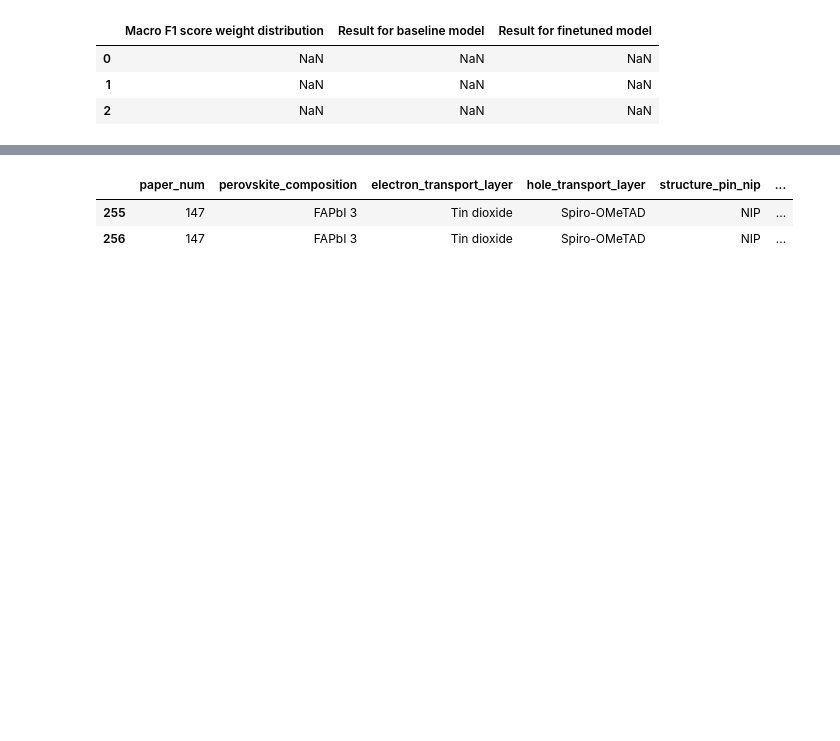
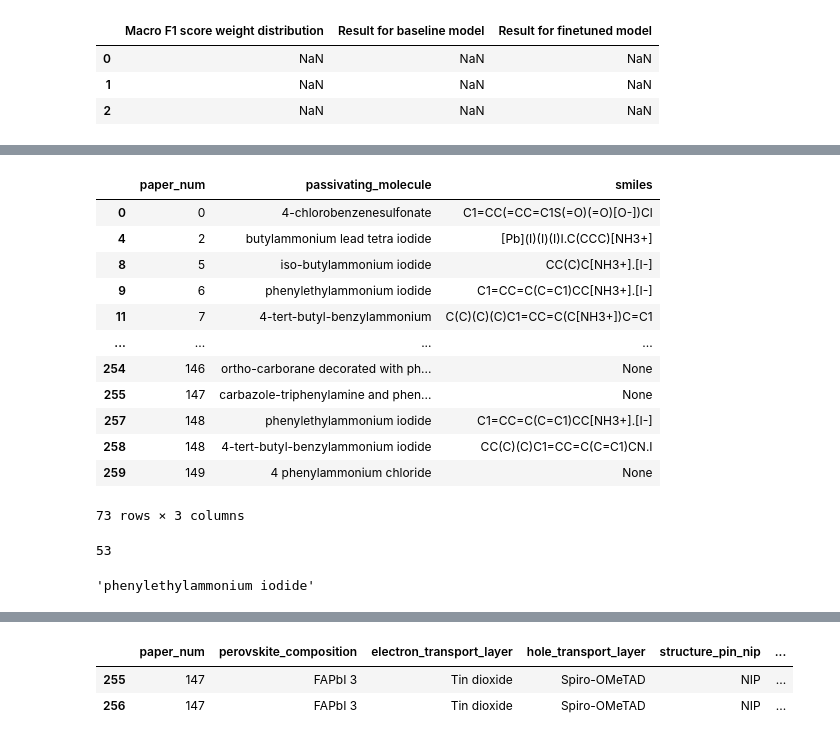
Before and after one commit to kanggunh/DSC180_B11_Q2, a Jupyter notebook: expanding_annotation.ipynb, the cells around one changed output, grey strips where cells are left out. Cells and saved outputs as stored; diff of their text form; code cells hidden in the pictures; blank space fills up the shorter version.

```diff
--- a/expanding_annotation.ipynb
+++ b/expanding_annotation.ipynb
@@ -67,0 +73,32 @@ df_expanded
+# %%
+## Smile detection code
+import pubchempy as pcp
+import numpy as np
+import requests
+
+def fetch_smiles(molecule_name):
+    try:
+        # Try fetching SMILES from PubChem
+        compounds = pcp.get_compounds(molecule_name, 'name')
+        if compounds and compounds[0].isomeric_smiles:
+            print("smile found with pubchempy")
+            return compounds[0].isomeric_smiles  # Return first match's SMILES
+    except Exception as e:
+        print(f"Error fetching from PubChem for {molecule_name}: {e}")
+
+    # If PubChem fails, try OPSIN
+    try:
+        base_url = "https://opsin.ch.cam.ac.uk/opsin/"
+        smiles_url = base_url + molecule_name + ".smi"
+        r = requests.get(smiles_url)
+        if r.status_code == 200:
+            print("smile found on OPSIN API")
+            return r.text.strip()  # Remove any trailing newline characters
+    except Exception as e:
+        print(f"Error fetching from OPSIN for {molecule_name}: {e}")
+    print("Both method failed")
+    return None  # Return None if both methods fail
+
+# Example usage
+    smiles = fetch_smiles("4-chlorobenzenesulfonate")
+    print(smiles)
@@ -67,0 +157,25 @@ df_expanded
+# %%
+passivating['smiles'] = passivating_smiles
+passivating
+# %% [output]
+|  | paper_num | passivating_molecule | smiles |
+| 0 | 0 | 4-chlorobenzenesulfonate | C1=CC(=CC=C1S(=O)(=O)[O-])Cl |
+| 4 | 2 | butylammonium lead tetra iodide | [Pb](I)(I)(I)I.C(CCC)[NH3+] |
+| 8 | 5 | iso-butylammonium iodide | CC(C)C[NH3+].[I-] |
+| 9 | 6 | phenylethylammonium iodide | C1=CC=C(C=C1)CC[NH3+].[I-] |
+| 11 | 7 | 4-tert-butyl-benzylammonium | C(C)(C)(C)C1=CC=C(C[NH3+])C=C1 |
+| ... | ... | ... | ... |
+| 254 | 146 | ortho-carborane decorated with ph... | None |
+| 255 | 147 | carbazole-triphenylamine and phen... | None |
+| 257 | 148 | phenylethylammonium iodide | C1=CC=C(C=C1)CC[NH3+].[I-] |
+| 258 | 148 | 4-tert-butyl-benzylammonium iodide | CC(C)(C)C1=CC=C(C=C1)CN.I |
+| 259 | 149 | 4 phenylammonium chloride | None |
+73 rows × 3 columns
+# %%
+len(passivating['paper_num'].unique())
+# %% [output]
+53
+# %%
+passivating.iloc[3]['passivating_molecule']
+# %% [output]
+'phenylethylammonium iodide'
```
Also changed, not shown: parts of 18 cells of this notebook, 1 other file.
